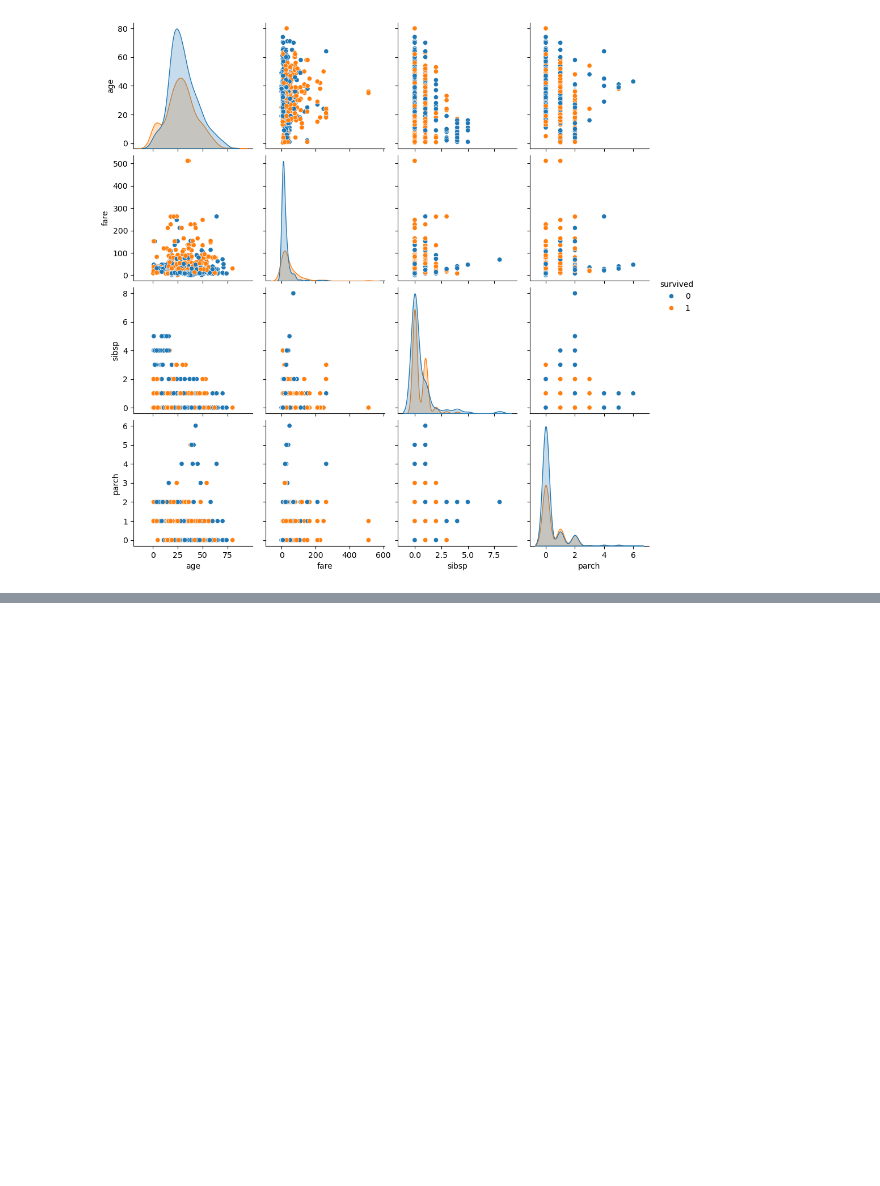
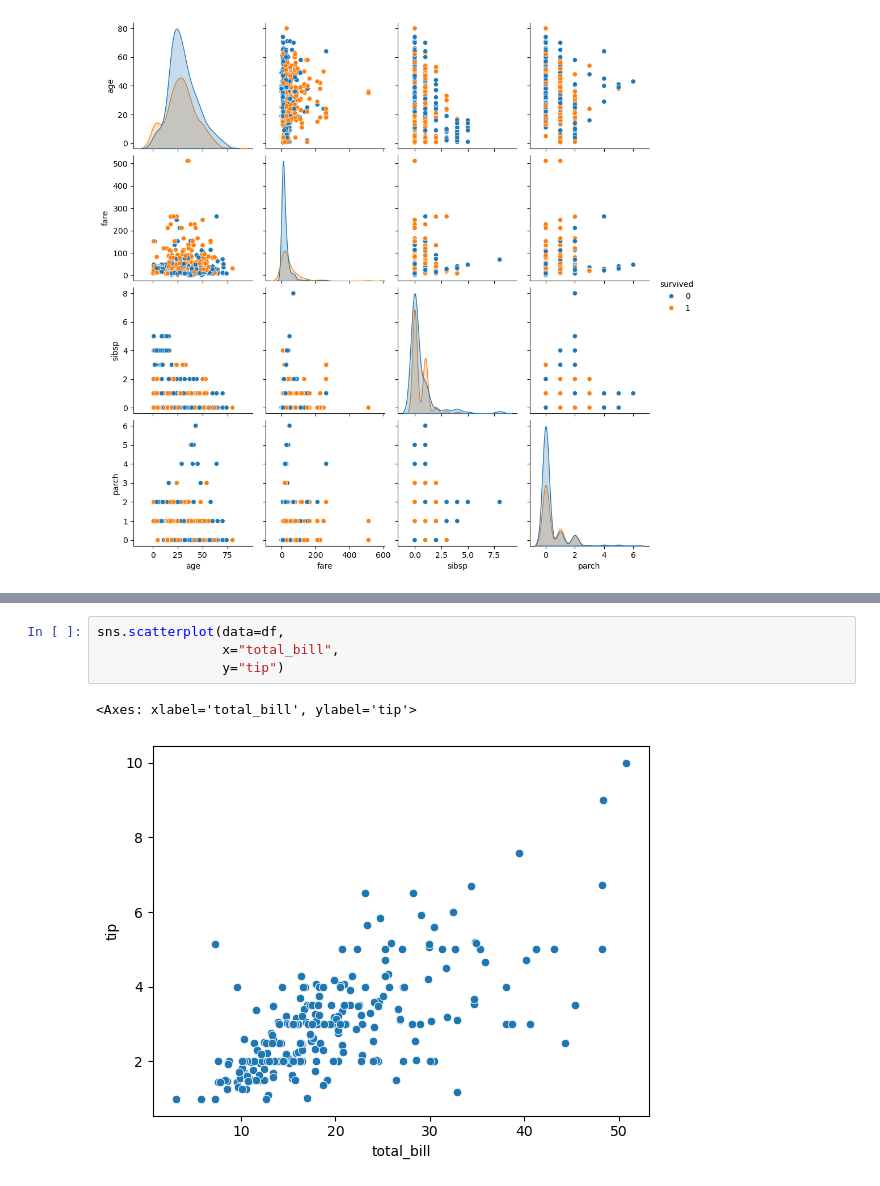
Before and after one commit to rahulostwal30/seaborn, a Jupyter notebook: seaborn.ipynb, the cells around one changed output, grey strips where cells are left out. Saved outputs shown, nothing was run; the diff lists cells and outputs as text; blank space fills up the shorter version.

```diff
--- a/seaborn.ipynb
+++ b/seaborn.ipynb
@@ -147,0 +192,7 @@ sns.heatmap(
+# %%
+sns.scatterplot(data=df,
+                x="total_bill",
+                y="tip")
+# %% [output]
+<Axes: xlabel='total_bill', ylabel='tip'>
+[figure, added]
```
Also changed, not shown: parts of 22 cells of this notebook.
